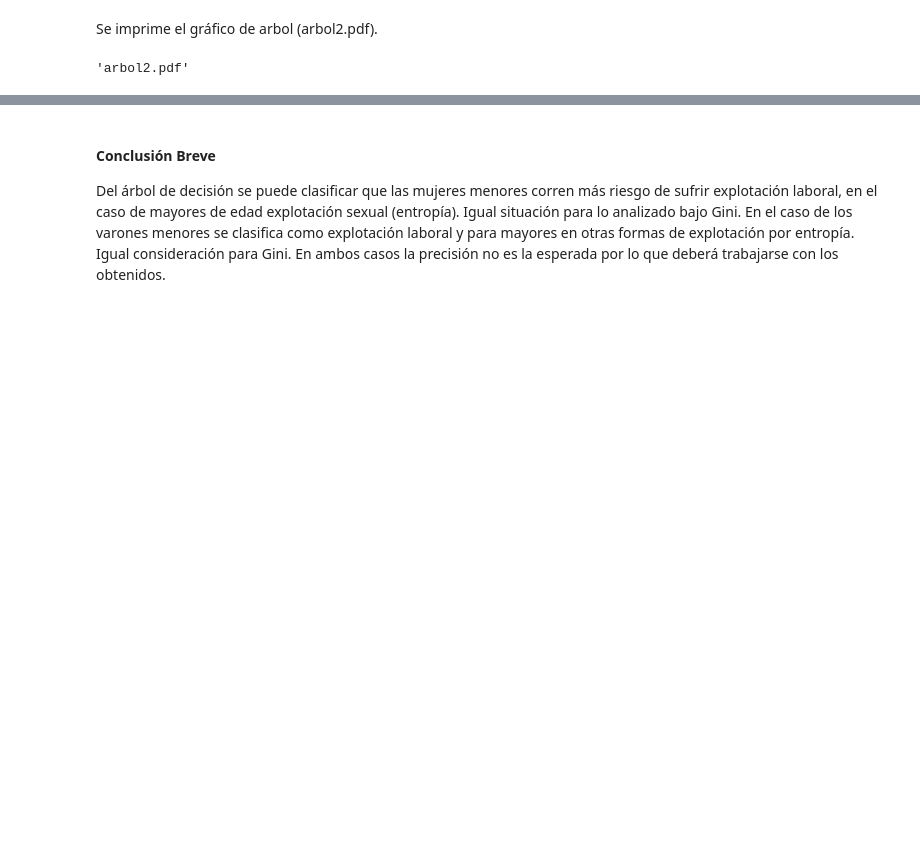
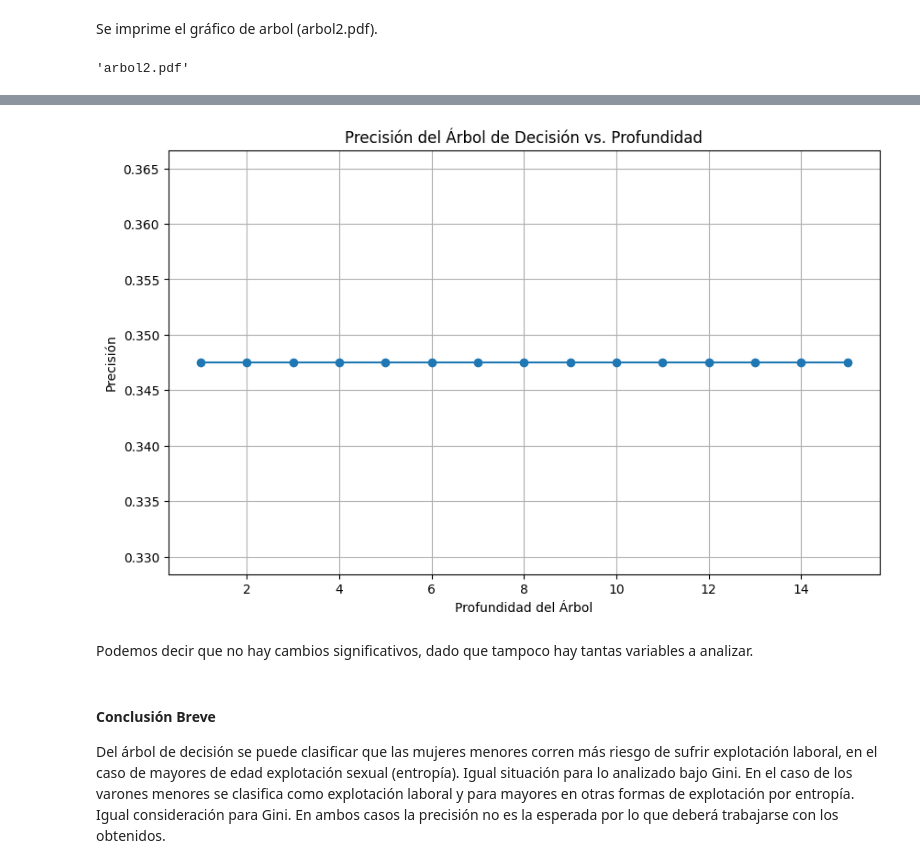
Before and after one commit to Marce-Valverde/PP1-Grupo6, a Jupyter notebook: Modelos/Arbol de Decision.ipynb, the cells around one changed output, grey strips where cells are left out. Cells and saved outputs as stored; diff of their text form; code cells hidden in the pictures; blank space fills up the shorter version.

```diff
--- a/Modelos/Arbol de Decision.ipynb
+++ b/Modelos/Arbol de Decision.ipynb
@@ -178,3 +206,25 @@ graph.view("arbol2")    # Esto abrirá la representación gráfica del árbol en
+# %%
+depths = range(1, 16)  # Por ejemplo, exploraremos profundidades de 1 a 15.
+precisiones2 = []
+
+for depth in depths:
+    model2 = DecisionTreeClassifier(criterion='gini', max_depth=depth)
+    model2.fit(x_train, y_train)
+    y_pred2 = model2.predict(x_test)
+    accuracy2 = accuracy_score(y_test, y_pred)
+    precisiones2.append(accuracy2)
+
+plt.figure(figsize=(10, 6))
+plt.plot(depths, precisiones2, marker='o', linestyle='-')
+plt.title('Precisión del Árbol de Decisión vs. Profundidad')
+plt.xlabel('Profundidad del Árbol')
+plt.ylabel('Precisión')
+plt.grid(True)
+plt.show()
+# %% [output]
+[figure, added]
+# %% [markdown]
+Podemos decir que no hay cambios significativos, dado que tampoco hay tantas variables a analizar.
 # %% [markdown]
 #### Conclusión Breve
 Del árbol de decisión se puede clasificar que las mujeres menores corren más riesgo de sufrir explotación laboral, en el caso de mayores de edad explotación sexual (entropía). Igual situación para lo analizado bajo Gini. En el caso de los varones menores se clasifica como explotación laboral y para mayores en otras formas de explotación por entropía. Igual consideración para Gini.
```
Also changed, not shown: parts of 6 cells of this notebook.
